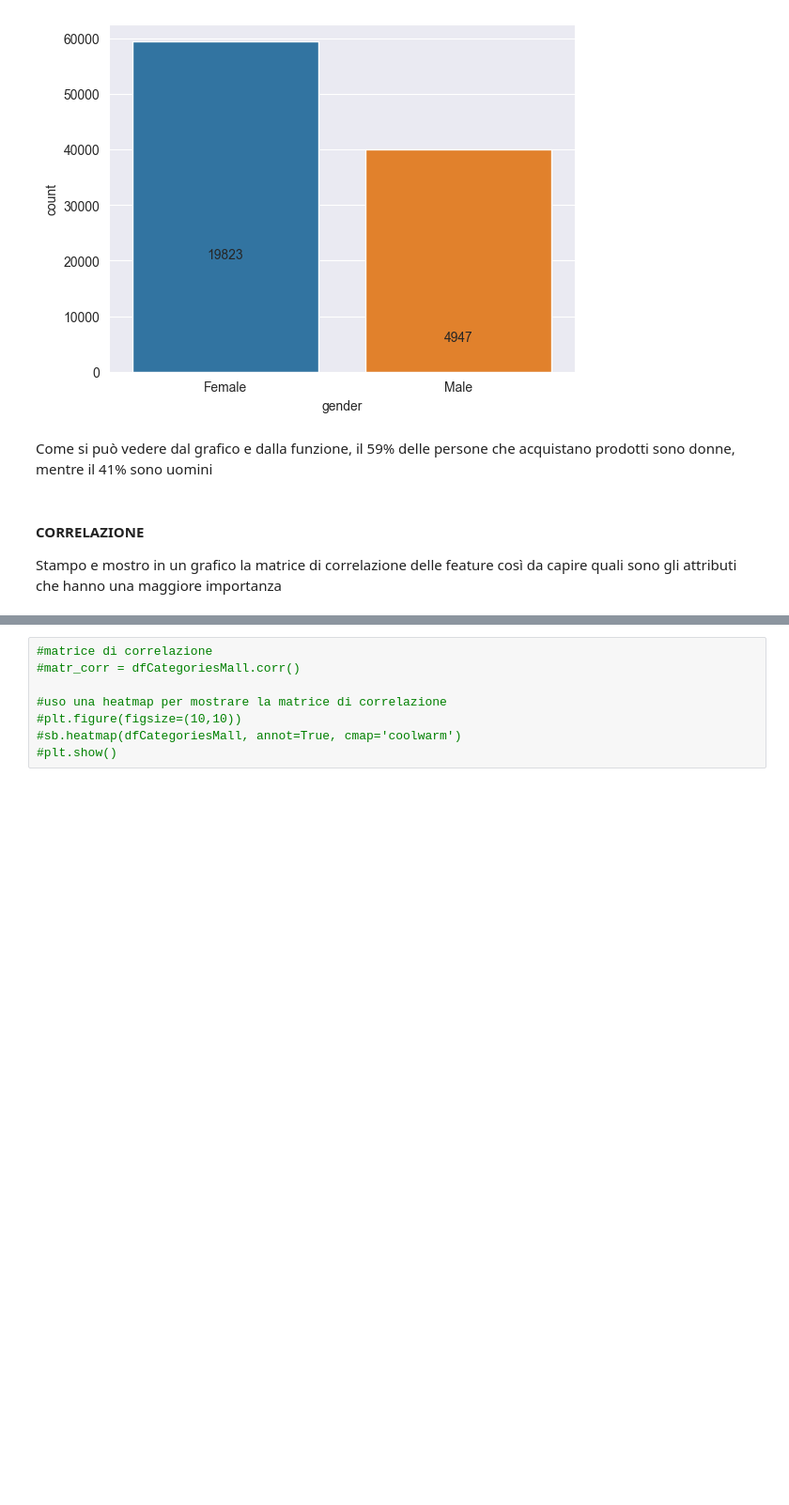
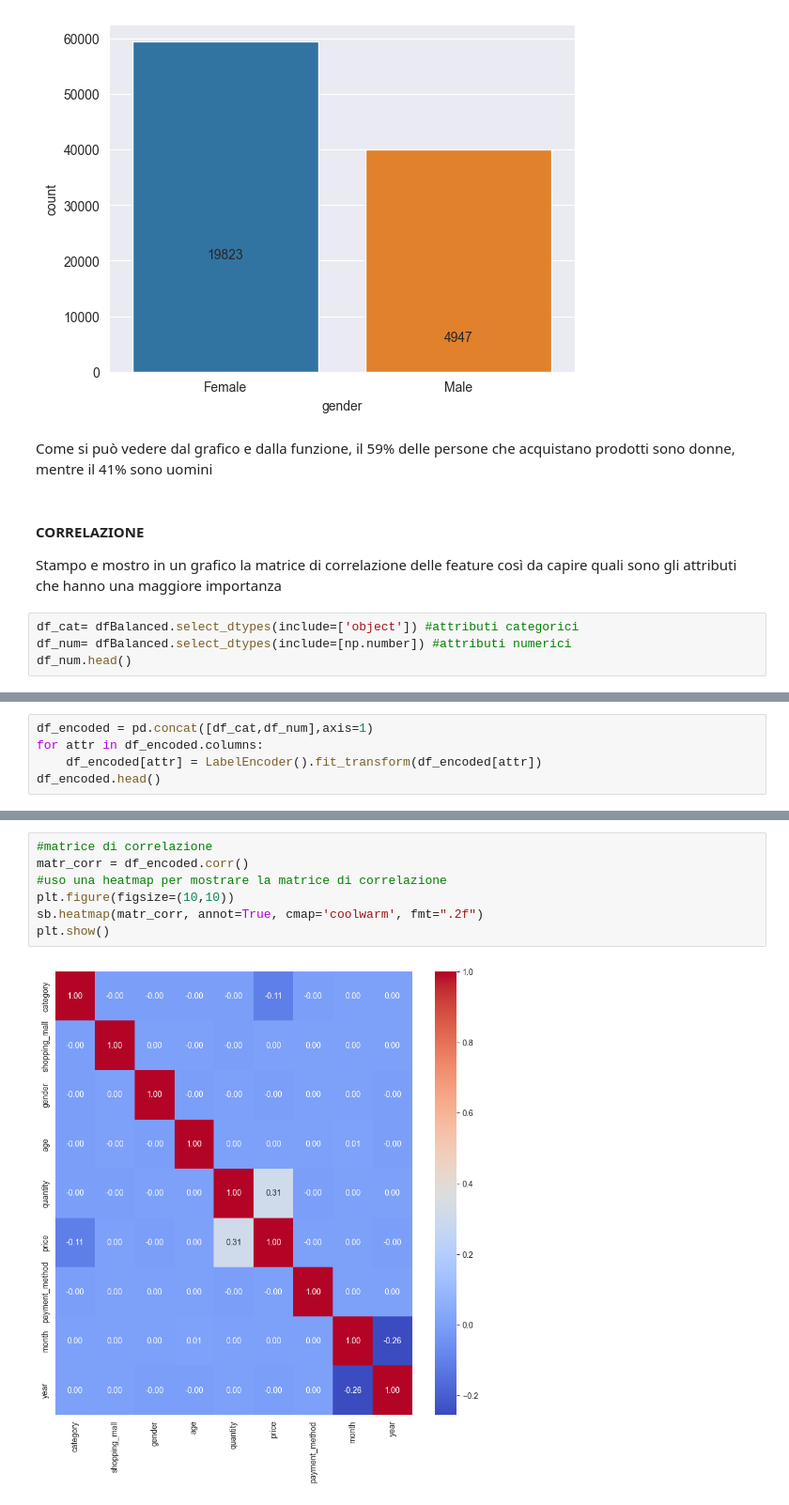
Before and after one commit to pasquale9197/Rainfall-prediction-in-Australia-a-Data-Mining-project, a Jupyter notebook: CustomerShopping progettoDataMining.ipynb, the cells around one changed output, grey strips where cells are left out. Shown at 94% size. Drawn from its saved outputs; the diff is of its cells as text; blank space fills up the shorter version.

Commit message:
matrice corr

```diff
--- a/CustomerShopping progettoDataMining.ipynb
+++ b/CustomerShopping progettoDataMining.ipynb
@@ -428,3 +436,7 @@ Come si può vedere dal grafico e dalla funzione, il 59% delle persone che acqui
 # %% [markdown]
 #### CORRELAZIONE
 Stampo e mostro in un grafico la matrice di correlazione delle feature così da capire quali sono gli attributi che hanno una maggiore importanza
+# %%
+df_cat= dfBalanced.select_dtypes(include=['object']) #attributi categorici
+df_num= dfBalanced.select_dtypes(include=[np.number]) #attributi numerici
+df_num.head()
@@ -430,0 +450,5 @@ Stampo e mostro in un grafico la matrice di correlazione delle feature così da
+# %%
+df_encoded = pd.concat([df_cat,df_num],axis=1)
+for attr in df_encoded.columns:
+    df_encoded[attr] = LabelEncoder().fit_transform(df_encoded[attr])
+df_encoded.head()
@@ -431,8 +462,9 @@ Stampo e mostro in un grafico la matrice di correlazione delle feature così da
 # %%
 #matrice di correlazione
-#matr_corr = dfCategoriesMall.corr()
-
+matr_corr = df_encoded.corr()
 #uso una heatmap per mostrare la matrice di correlazione
-#plt.figure(figsize=(10,10))
-#sb.heatmap(dfCategoriesMall, annot=True, cmap='coolwarm')
-#plt.show()
+plt.figure(figsize=(10,10))
+sb.heatmap(matr_corr, annot=True, cmap='coolwarm', fmt=".2f")
+plt.show()
+# %% [output]
+[figure, added]
```
Also changed, not shown: parts of 10 cells of this notebook.
